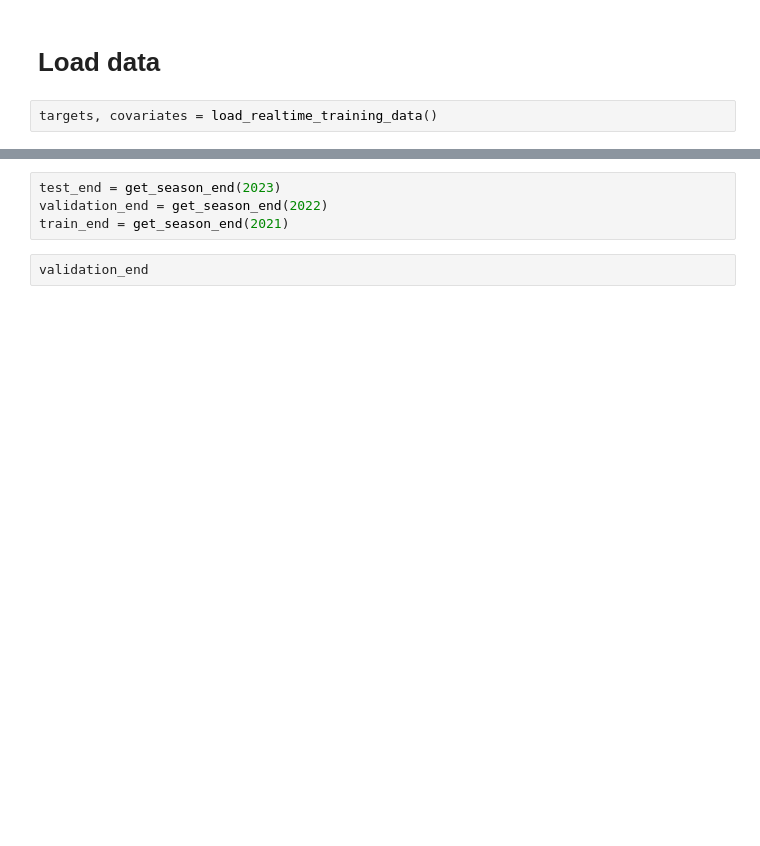
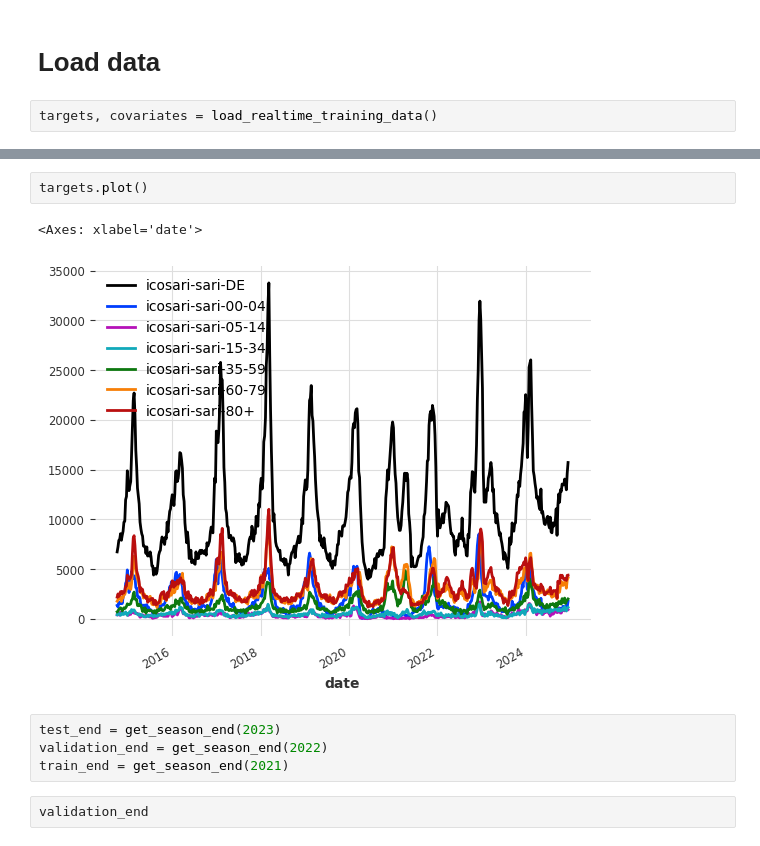
Before and after one commit to dwolffram/SARI-ML, a Jupyter notebook: plotting/plot_sari.ipynb, the cells around one changed output, grey strips where cells are left out. Cells and saved outputs as stored; diff of their text form; blank space fills up the shorter version.

```diff
--- a/plotting/plot_sari.ipynb
+++ b/plotting/plot_sari.ipynb
@@ -16,3 +31,8 @@ targets, covariates = load_realtime_training_data()
+# %%
+targets.plot()
+# %% [output]
+<Axes: xlabel='date'>
+[figure, added]
 # %%
 test_end = get_season_end(2023)
 validation_end = get_season_end(2022)
```
Also changed, not shown: parts of 19 cells of this notebook, 3 other files.
